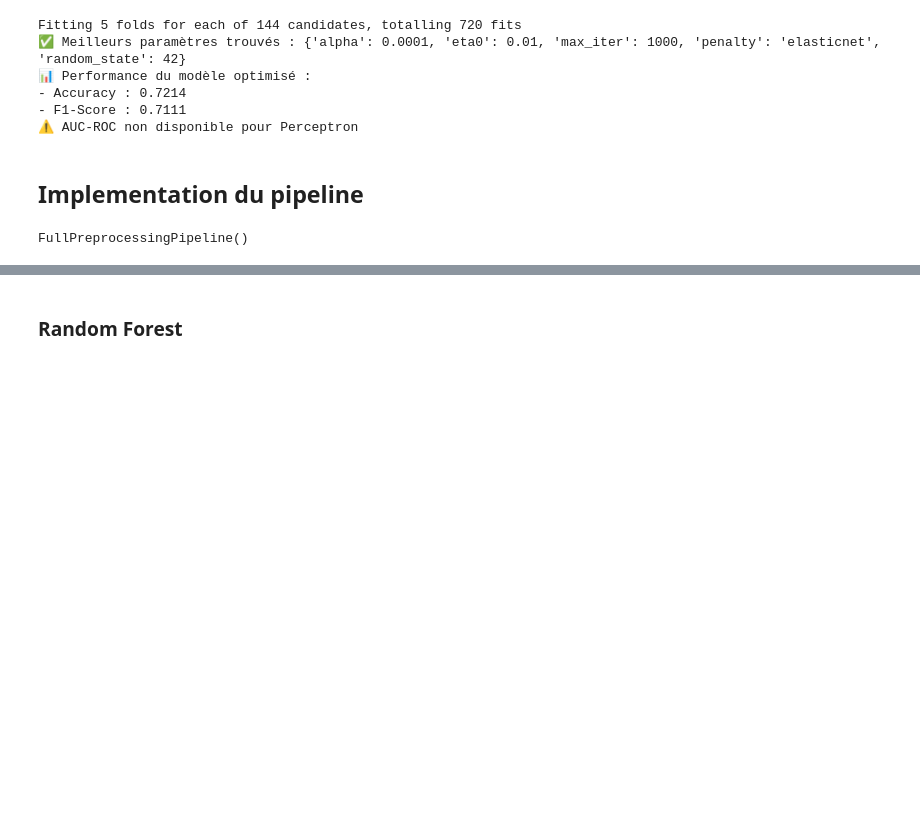
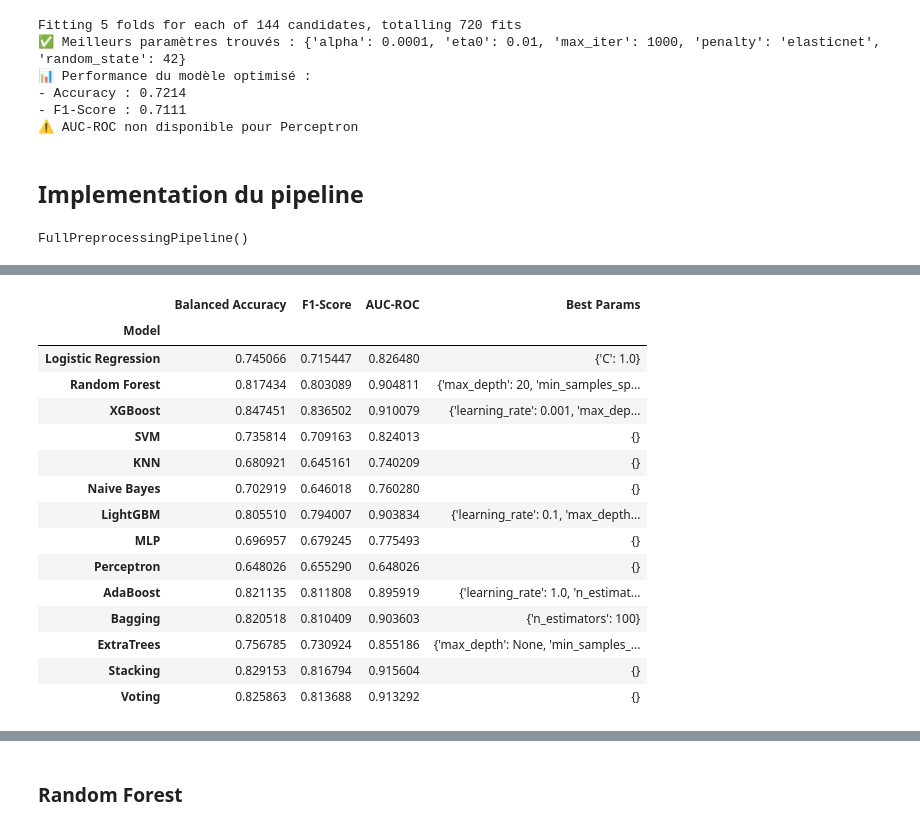
Before and after one commit to LarrySANDJO/Telecom_churn, a Jupyter notebook: CHURN/larry_notebook.ipynb, the cells around one changed output, grey strips where cells are left out. Saved outputs shown, nothing was run; the diff lists cells and outputs as text; code cells hidden in the pictures; blank space fills up the shorter version.

Commit message:
pipeline and model

```diff
--- a/CHURN/larry_notebook.ipynb
+++ b/CHURN/larry_notebook.ipynb
@@ -2061,0 +2451,19 @@ print(f"\n🏆 Le meilleur modèle est **{best_model}** avec un AUC-ROC de **{pe
+# %%
+performance_df
+# %% [output]
+|  | Balanced Accuracy | F1-Score | AUC-ROC | Best Params |
+| Model |  |  |  |  |
+| Logistic Regression | 0.745066 | 0.715447 | 0.826480 | {'C': 1.0} |
+| Random Forest | 0.817434 | 0.803089 | 0.904811 | {'max_depth': 20, 'min_samples_sp... |
+| XGBoost | 0.847451 | 0.836502 | 0.910079 | {'learning_rate': 0.001, 'max_dep... |
+| SVM | 0.735814 | 0.709163 | 0.824013 | {} |
+| KNN | 0.680921 | 0.645161 | 0.740209 | {} |
+| Naive Bayes | 0.702919 | 0.646018 | 0.760280 | {} |
+| LightGBM | 0.805510 | 0.794007 | 0.903834 | {'learning_rate': 0.1, 'max_depth... |
+| MLP | 0.696957 | 0.679245 | 0.775493 | {} |
+| Perceptron | 0.648026 | 0.655290 | 0.648026 | {} |
+| AdaBoost | 0.821135 | 0.811808 | 0.895919 | {'learning_rate': 1.0, 'n_estimat... |
+| Bagging | 0.820518 | 0.810409 | 0.903603 | {'n_estimators': 100} |
+| ExtraTrees | 0.756785 | 0.730924 | 0.855186 | {'max_depth': None, 'min_samples_... |
+| Stacking | 0.829153 | 0.816794 | 0.915604 | {} |
+| Voting | 0.825863 | 0.813688 | 0.913292 | {} |
```
Also changed, not shown: parts of 25 cells of this notebook, 1 other file.
